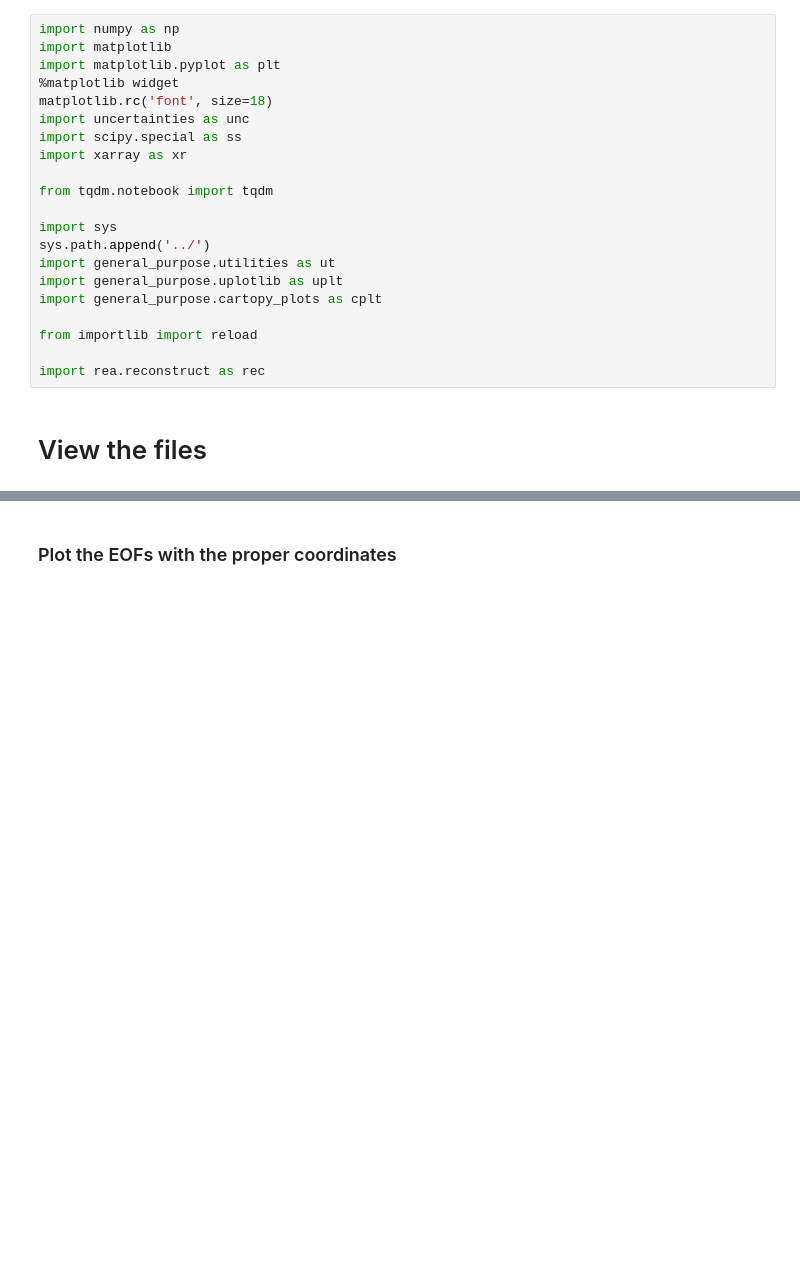
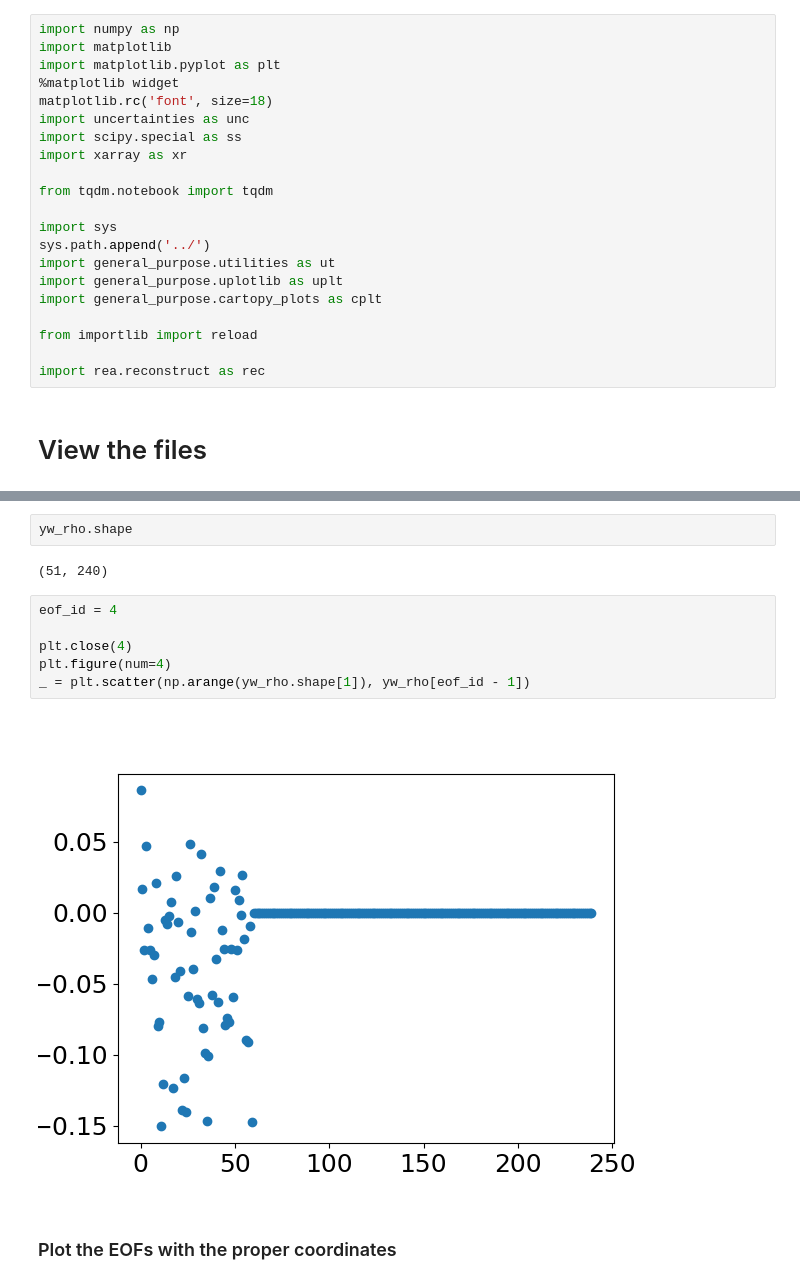
Before and after one commit to AlessandroLovo/REA-Veros, a Jupyter notebook: veros-temp-noise/inspect_noise.ipynb, the cells around one changed output, grey strips where cells are left out. Cells and saved outputs as stored; diff of their text form; blank space fills up the shorter version.

```diff
--- a/veros-temp-noise/inspect_noise.ipynb
+++ b/veros-temp-noise/inspect_noise.ipynb
@@ -45,3 +59,15 @@ plt.plot(yw_sigma)
+# %%
+yw_rho.shape
+# %% [output]
+(51, 240)
+# %%
+eof_id = 4
+
+plt.close(4)
+plt.figure(num=4)
+_ = plt.scatter(np.arange(yw_rho.shape[1]), yw_rho[eof_id - 1])
+# %% [output]
+[figure, added]
 # %% [markdown]
 ### Plot the EOFs with the proper coordinates
 # %%
```
Also changed, not shown: parts of 8 cells of this notebook, 27 other files.
